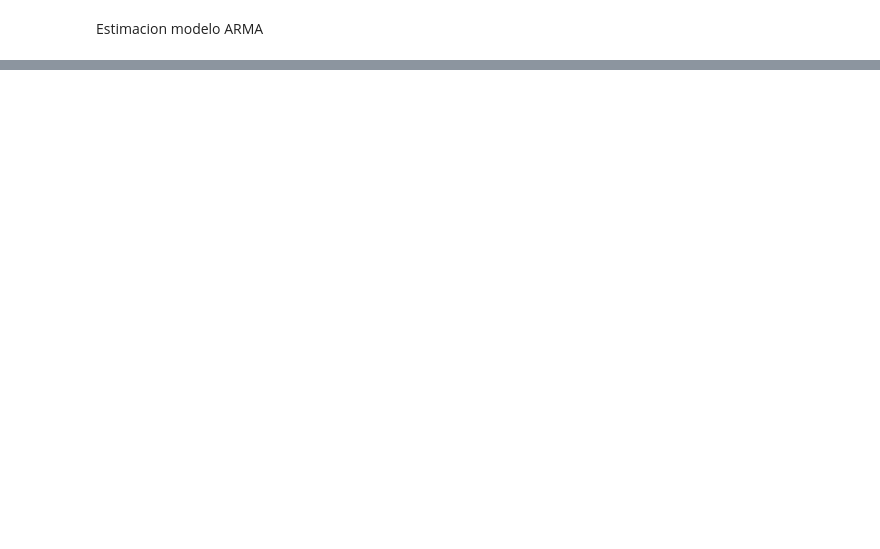
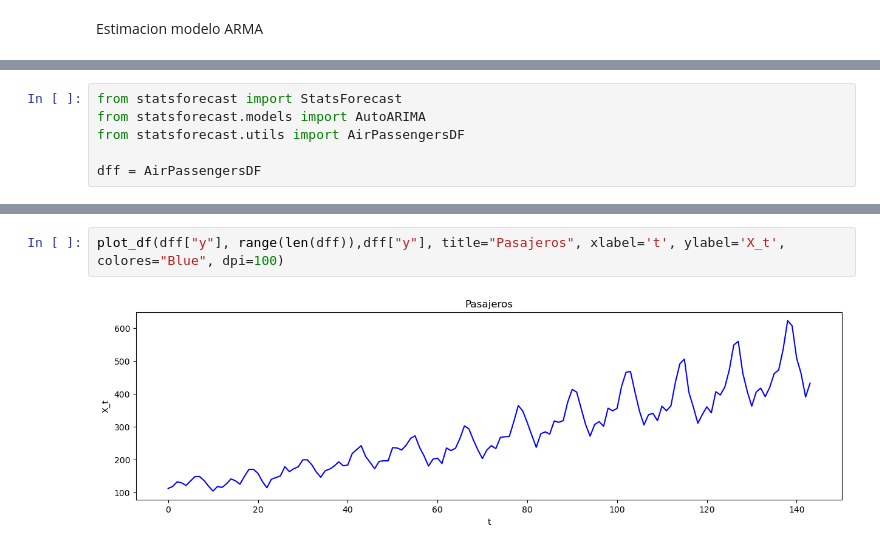
Before and after one commit to LuisGorozpe/py-ts-code, a Jupyter notebook: sesion3.ipynb, the cells around one changed output, grey strips where cells are left out. Saved outputs shown, nothing was run; the diff lists cells and outputs as text; blank space fills up the shorter version.

```diff
--- a/sesion3.ipynb
+++ b/sesion3.ipynb
@@ -335,0 +353,6 @@ Warnings:
+# %%
+from statsforecast import StatsForecast
+from statsforecast.models import AutoARIMA
+from statsforecast.utils import AirPassengersDF
+
+dff = AirPassengersDF
@@ -335,0 +375,4 @@ Warnings:
+# %%
+plot_df(dff["y"], range(len(dff)),dff["y"], title="Pasajeros", xlabel='t', ylabel='X_t', colores="Blue", dpi=100)
+# %% [output]
+[figure, added]
```
Also changed, not shown: parts of 24 cells of this notebook, 46 other files.
